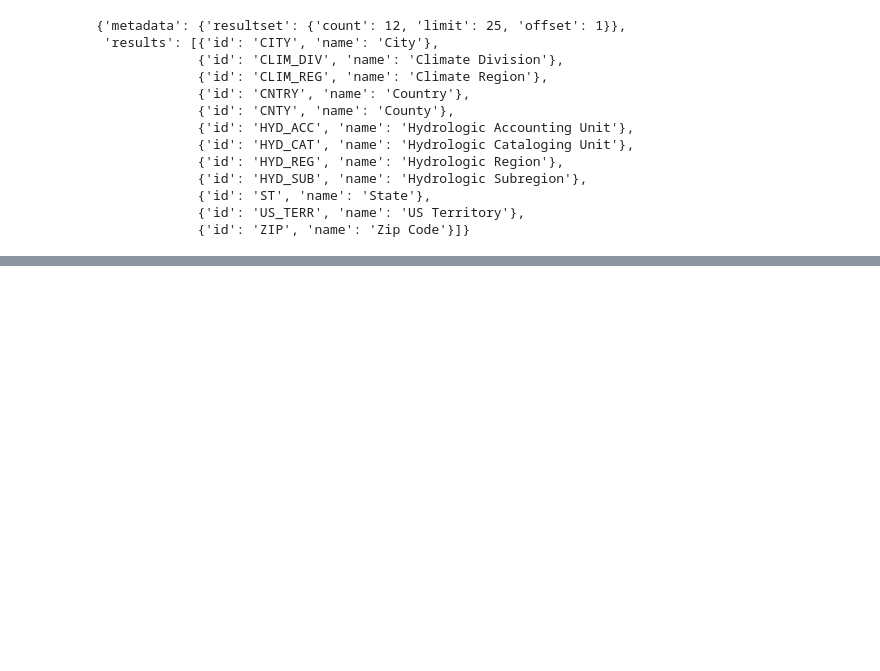
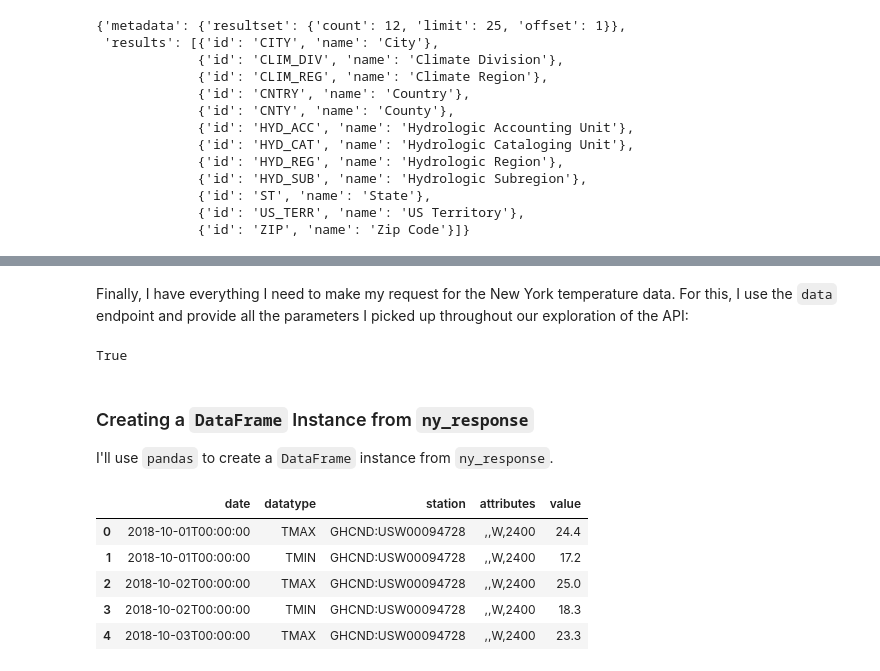
Before and after one commit to hestrang1993/Hands-On-Data-Analysis-with-Pandas-2nd-edition, a Jupyter notebook: ch_03/my_ch_03_work.ipynb, the cells around one changed output, grey strips where cells are left out. Saved outputs shown, nothing was run; the diff lists cells and outputs as text; code cells hidden in the pictures; blank space fills up the shorter version.

Commit message:
Updated My Chapter 03 Notebook
Added helper functions to look for NY information.
Requested data from Central Park.

Harrison Strang

```diff
--- a/ch_03/my_ch_03_work.ipynb
+++ b/ch_03/my_ch_03_work.ipynb
@@ -523,0 +837,56 @@ The following function makes the first request to see how big the list is and lo
+# %% [markdown]
+Finally, I have everything I need to make my request for the New York temperature data. For this, I use the ``data`` endpoint and provide all the parameters I picked up throughout our exploration of the API:
+# %%
+central_park_endpoint = 'data'
+"""
+str: The endpoint for where I the temperature data for NYC Central Park is.
+"""
+central_park_payload_in = {
+        'datasetid': 'GHCND',
+        'stationid': central_park['id'],
+        'locationid': nyc['id'],
+        'startdate': '2018-10-01',
+        'enddate': '2018-10-31',
+        'datatypeid': [
+                'TAVG',
+                'TMAX',
+                'TMIN'
+        ],
+        'units': 'metric',
+        'limit': 1000
+}
+"""
+dict: The payload I need to submit to get the temperature data for NYC Central Park.
+"""
+central_park_response = make_request(central_park_endpoint, central_park_payload_in)
+central_park_response.ok
+# %% [output]
+True
+# %% [markdown]
+### Creating a ``DataFrame`` Instance from ``ny_response``
+
+I'll use ``pandas`` to create a ``DataFrame`` instance from ``ny_response``.
+# %%
+# Convert the Response instance into a dictionary
+grab = 'results'
+"""
+str: The part of the Response instance to grab.
+"""
+central_park_response = central_park_response.json()[grab]
+"""
+dict: A dictionary with all the temperatures from NYC Central Park.
+"""
+
+# Create the DataFrame instance
+df_central_park = pd.DataFrame(central_park_response)
+"""
+pandas.core.frame.DataFrame: The DataFrame with the daily minimum and maximum temperatures from NYC Central Park during October, 2018.
+"""
+df_central_park.head()
+# %% [output]
+|  | date | datatype | station | attributes | value |
+| 0 | 2018-10-01T00:00:00 | TMAX | GHCND:USW00094728 | ,,W,2400 | 24.4 |
+| 1 | 2018-10-01T00:00:00 | TMIN | GHCND:USW00094728 | ,,W,2400 | 17.2 |
+| 2 | 2018-10-02T00:00:00 | TMAX | GHCND:USW00094728 | ,,W,2400 | 25.0 |
+| 3 | 2018-10-02T00:00:00 | TMIN | GHCND:USW00094728 | ,,W,2400 | 18.3 |
+| 4 | 2018-10-03T00:00:00 | TMAX | GHCND:USW00094728 | ,,W,2400 | 23.3 |
```
Also changed, not shown: parts of 20 cells of this notebook, 1 other file.
